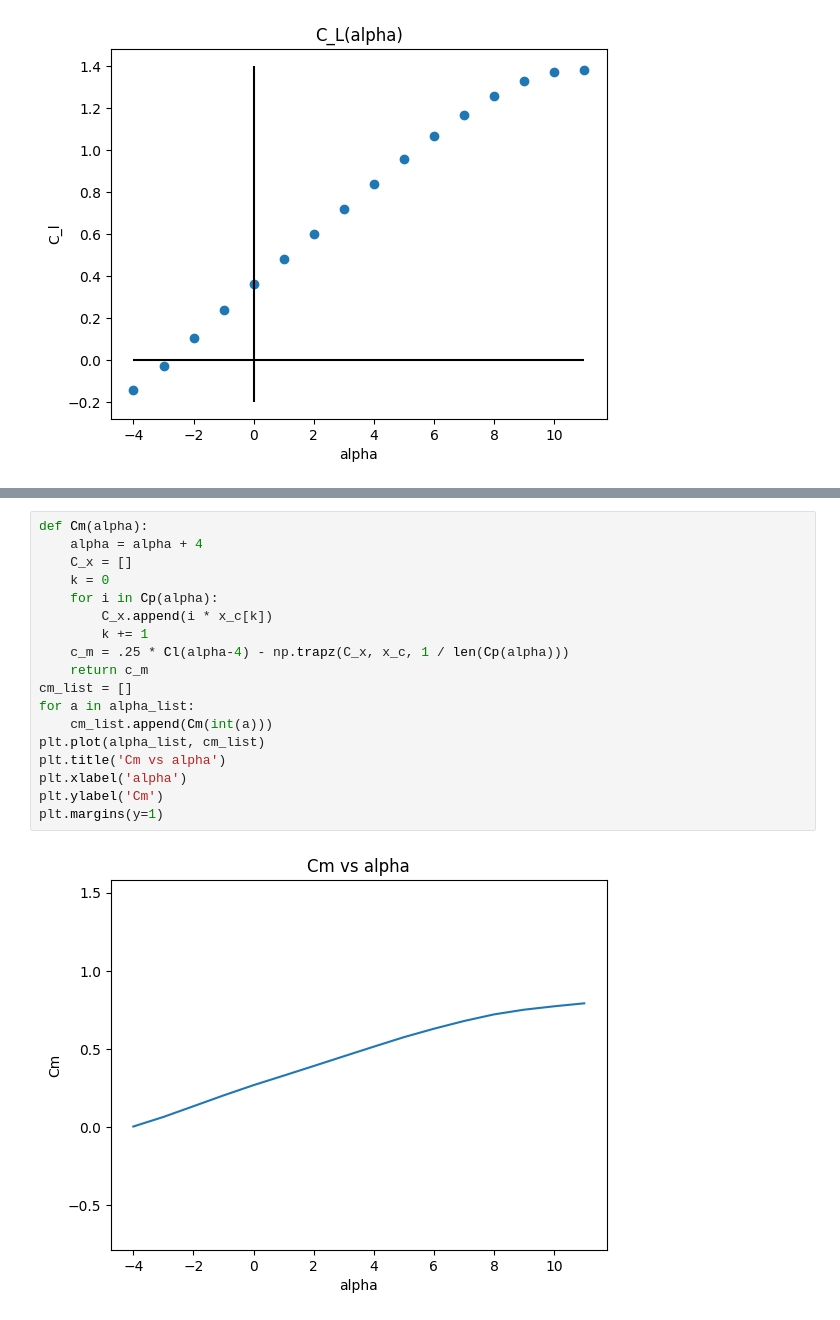
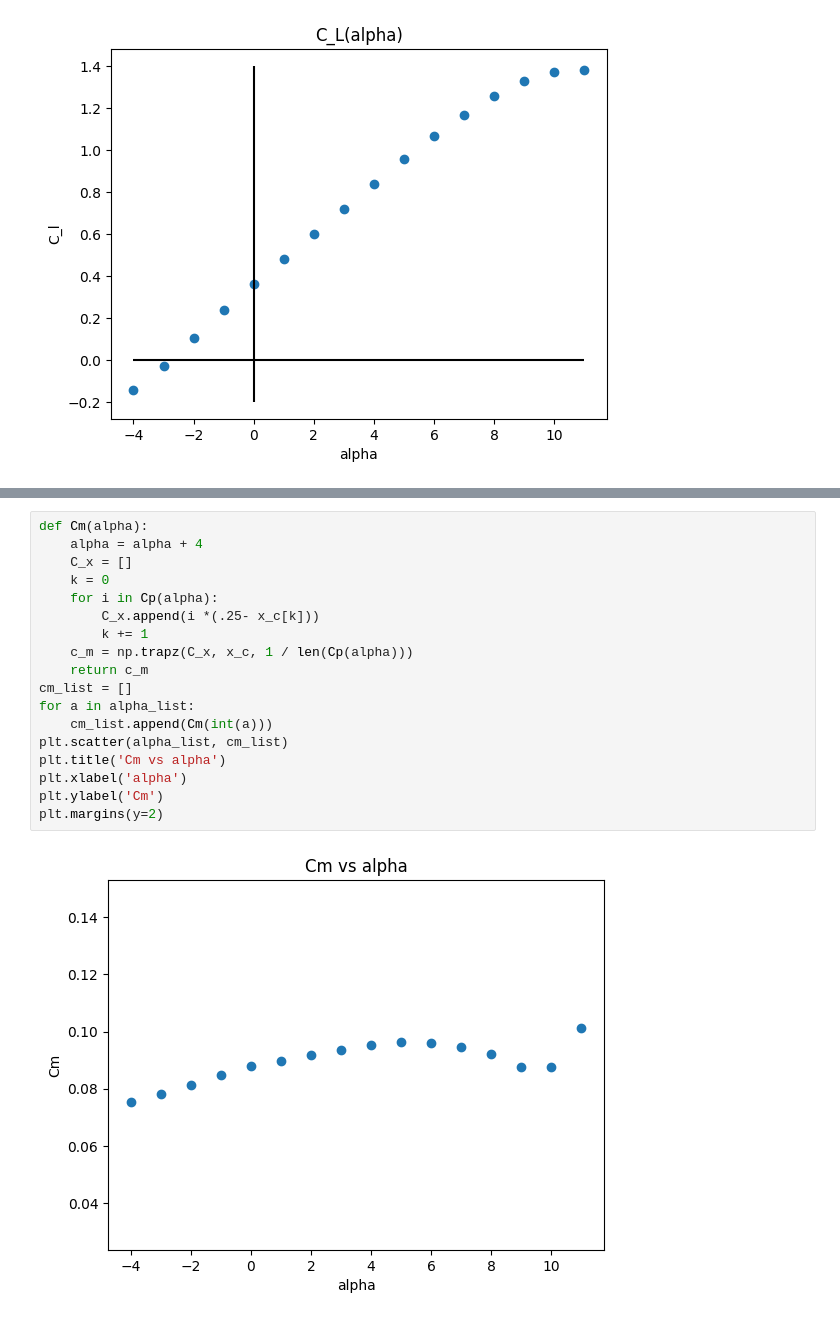
Before and after one commit to BenjaminTollison/School_Projects, a Jupyter notebook: LSWT/Data_analysis_code.ipynb, the cells around one changed output, grey strips where cells are left out. Cells and saved outputs as stored; diff of their text form.

```diff
--- a/LSWT/Data_analysis_code.ipynb
+++ b/LSWT/Data_analysis_code.ipynb
@@ -175,20 +191,20 @@ Alpha at zero lift:
 # %%
 def Cm(alpha):
     alpha = alpha + 4
     C_x = []
     k = 0
     for i in Cp(alpha):
-        C_x.append(i * x_c[k])
+        C_x.append(i *(.25- x_c[k]))
         k += 1
-    c_m = .25 * Cl(alpha-4) - np.trapz(C_x, x_c, 1 / len(Cp(alpha)))
+    c_m = np.trapz(C_x, x_c, 1 / len(Cp(alpha)))
     return c_m
 cm_list = []
 for a in alpha_list:
     cm_list.append(Cm(int(a)))
-plt.plot(alpha_list, cm_list)
+plt.scatter(alpha_list, cm_list)
 plt.title('Cm vs alpha')
 plt.xlabel('alpha')
 plt.ylabel('Cm')
-plt.margins(y=1)
+plt.margins(y=2)
 # %% [output]
-[figure, old version]
+[figure, new version]
```
Also changed, not shown: parts of 3 cells of this notebook.
